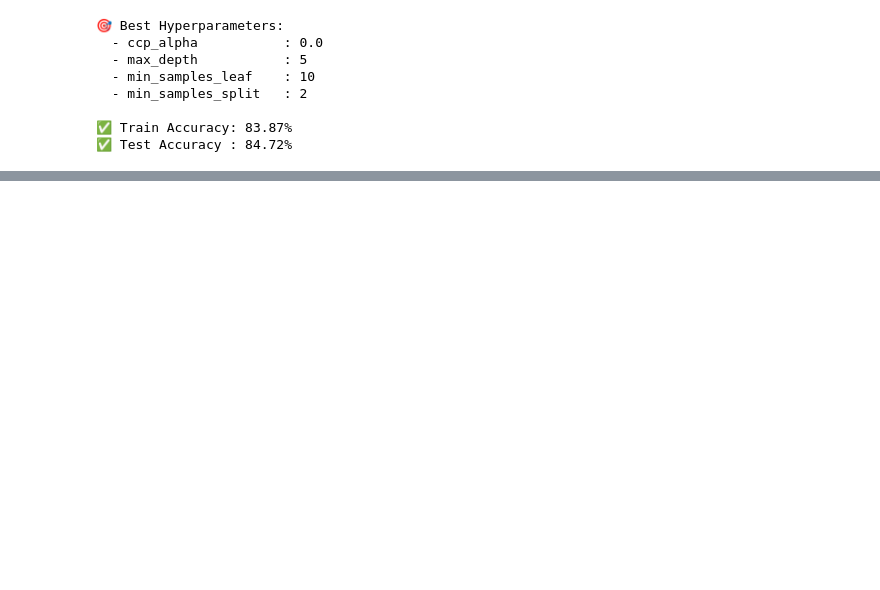
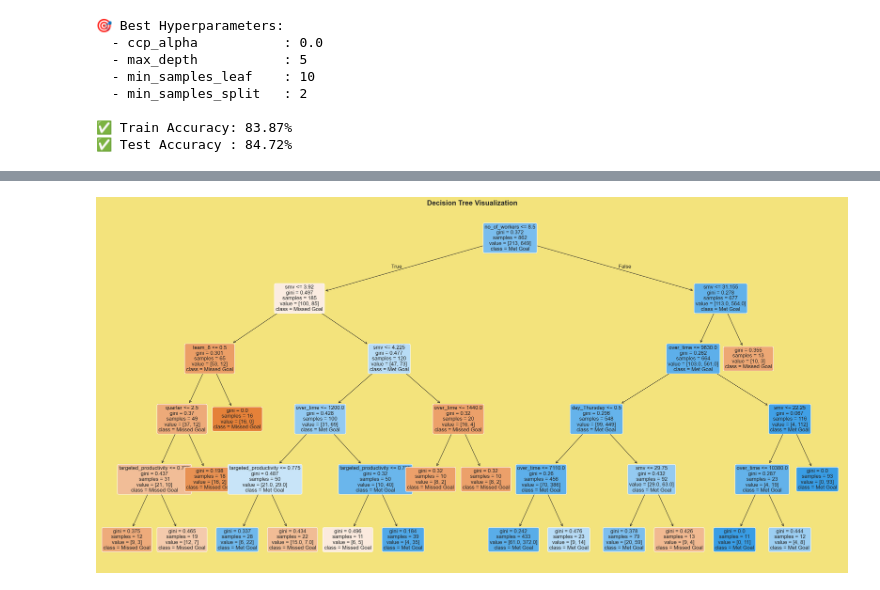
Before and after one commit to dimitar-m/predicting-employee-productivity, a Jupyter notebook: predicting_employee_productivity.ipynb, the cells around one changed output, grey strips where cells are left out. Drawn from its saved outputs; the diff is of its cells as text; code cells hidden in the pictures; blank space fills up the shorter version.

```diff
--- a/predicting_employee_productivity.ipynb
+++ b/predicting_employee_productivity.ipynb
@@ -682,0 +810,19 @@ print(f"✅ Test Accuracy : {grid_search.best_estimator_.score(X_test, y_test):.
+# %%
+# Set figure size and background
+plt.figure(figsize=(24, 12))
+
+# Plot the decision tree
+plot_tree(
+    best_model,
+    feature_names=X.columns,
+    class_names=['Missed Goal', 'Met Goal'],
+    filled=True,
+    rounded=True,
+    fontsize=12
+)
+
+plt.title("Decision Tree Visualization")
+plt.tight_layout()
+plt.show()
+# %% [output]
+[figure, added]
```
Also changed, not shown: parts of 18 cells of this notebook.
